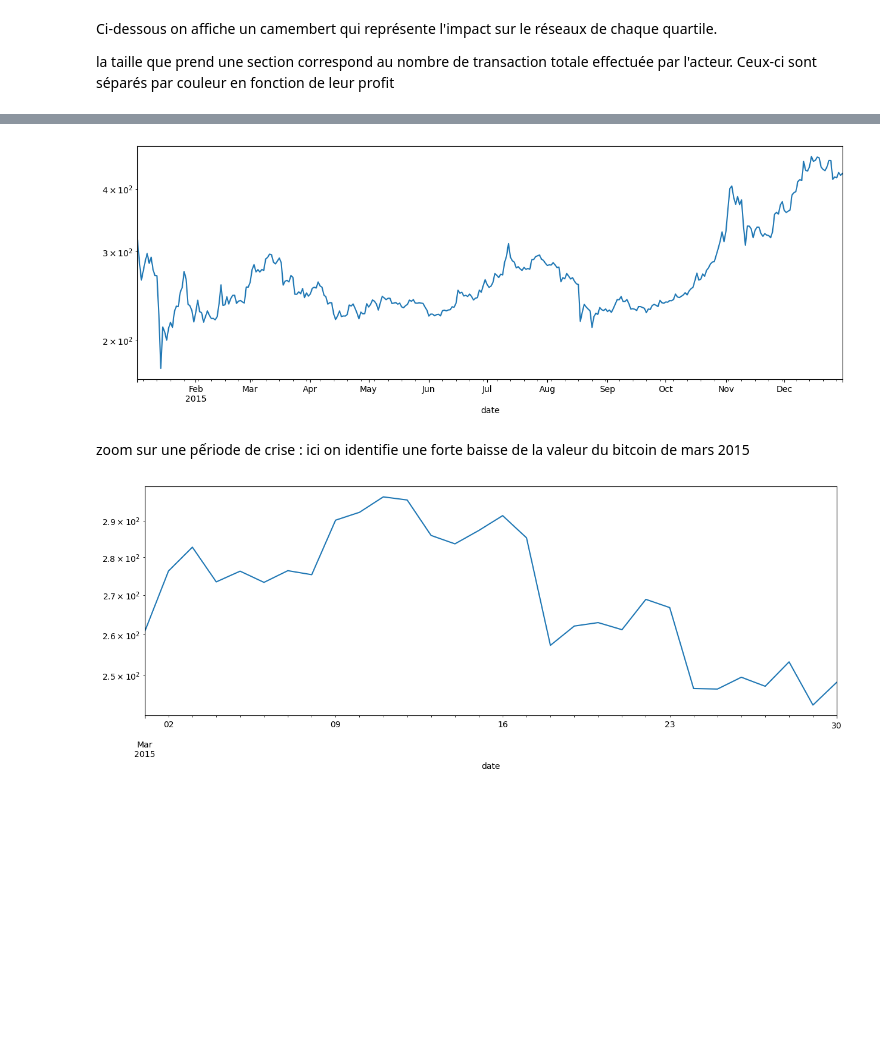
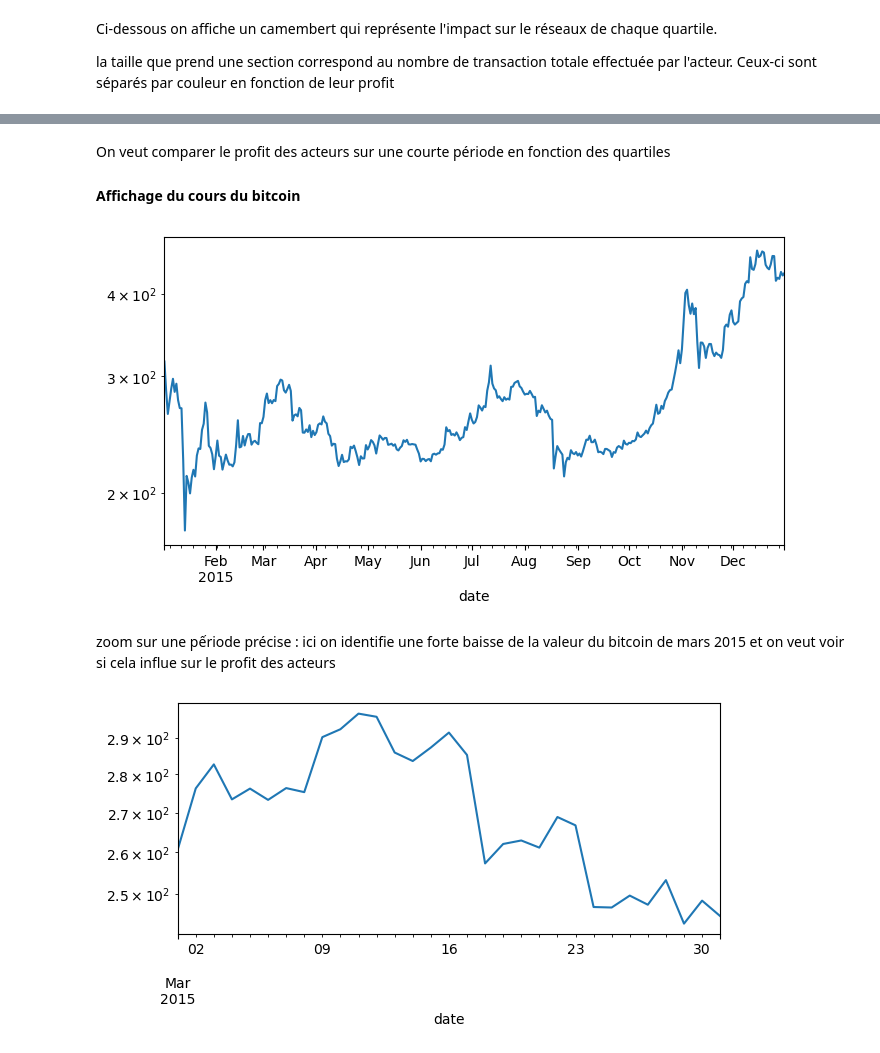
Before and after one commit to Coartix/BigDataDefiEGC, a Jupyter notebook: profit_analysis.ipynb, the cells around one changed output, grey strips where cells are left out. Cells and saved outputs as stored; diff of their text form; code cells hidden in the pictures; blank space fills up the shorter version.

```diff
--- a/profit_analysis.ipynb
+++ b/profit_analysis.ipynb
@@ -351,16 +286,20 @@ maintenant qu'on a identifié les plus gros acteurs et leur part dans le nombre
+# %% [markdown]
+On veut comparer le profit des acteurs sur une courte période en fonction des quartiles
+
+#### Affichage du cours du bitcoin
 # %%
-external_df['PriceUSD'].plot(figsize=(15, 5), logy=True)
+external_df['PriceUSD'].plot(figsize=(8, 4), logy=True)
 
 plt.show()
 # %% [output]
-[figure, old version]
+[figure, new version]
 # %% [markdown]
-zoom sur une pếriode de crise : ici on identifie une forte baisse de la valeur du bitcoin de mars 2015
+zoom sur une pếriode précise : ici on identifie une forte baisse de la valeur du bitcoin de mars 2015 et on veut voir si cela influe sur le profit des acteurs
 # %%
-# look at the date range from 2015-01-01 to 2015-01-31
-date_range = ['2015-03-01', '2015-03-30']
-external_df['PriceUSD'].loc[date_range[0]:date_range[1]].plot(figsize=(15, 5), logy=True)
+# look at the date range from 2015-03-01 to 2015-03-31
+date_range = ['2015-03-01', '2015-03-31']
+external_df['PriceUSD'].loc[date_range[0]:date_range[1]].plot(figsize=(7, 3), logy=True)
 
 plt.show()
 # %% [output]
-[figure, old version]
+[figure, new version]
```
Also changed, not shown: parts of 45 cells of this notebook.
